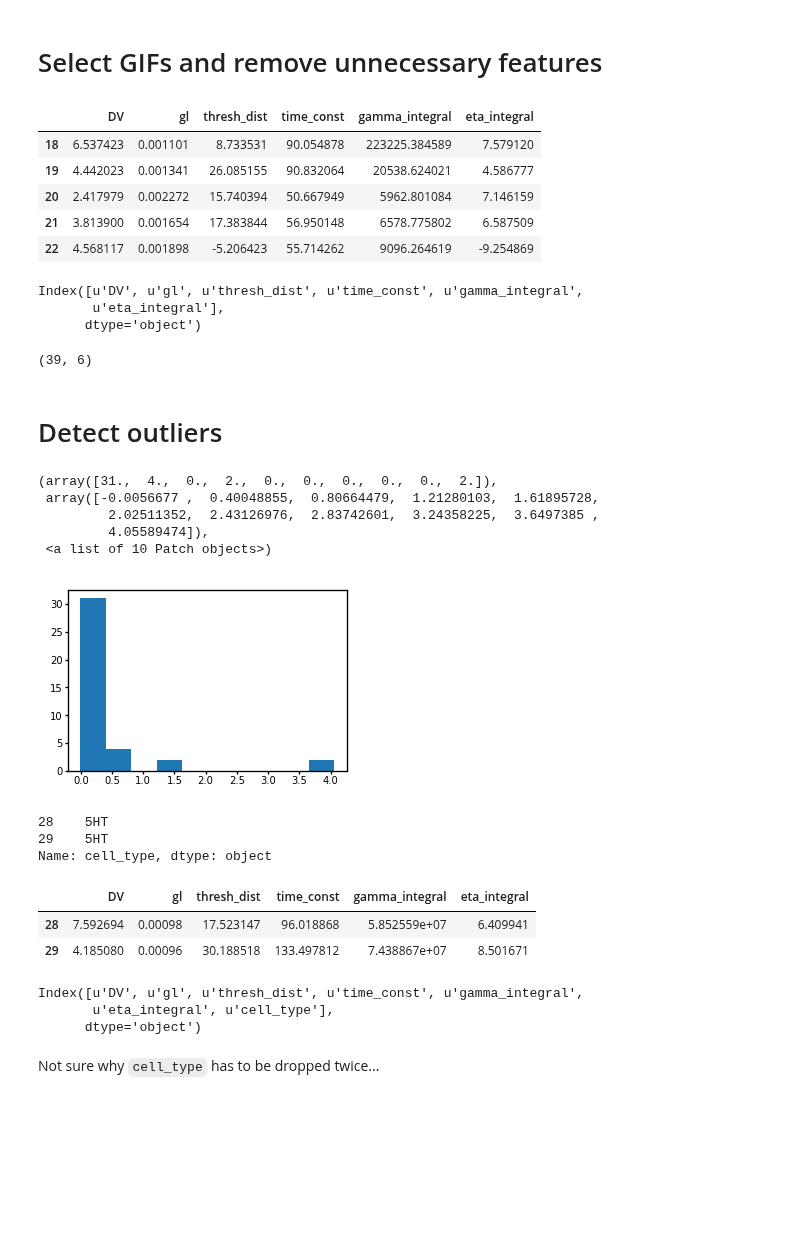
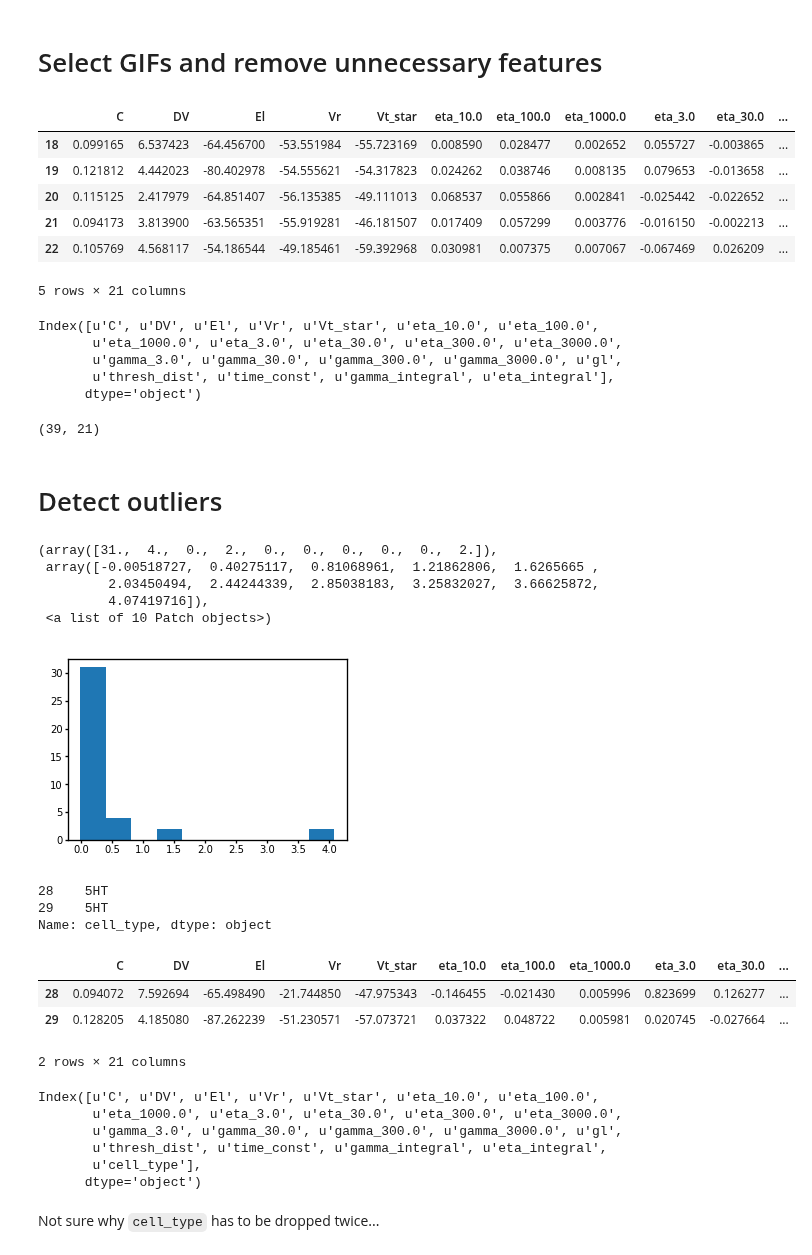
Before and after one commit to nauralcodinglab/raphegif, a Jupyter notebook: figs/scripts/writeup/single_neuron_model_parameter_comparison.ipynb, the cells around one changed output. Saved outputs shown, nothing was run; the diff lists cells and outputs as text; code cells hidden in the pictures; blank space fills up the shorter version.

```diff
--- a/figs/scripts/writeup/single_neuron_model_parameter_comparison.ipynb
+++ b/figs/scripts/writeup/single_neuron_model_parameter_comparison.ipynb
@@ -81,37 +80,37 @@ params['eta_integral'] = get_kernel_integral(params, 'eta')
 # %%
 params_cleaned = params.copy()
 params_cleaned.drop(columns=[
     'Tref', 'dt', 'E_K', 'gbar_K1', 'gbar_K2', 'h_A', 'h_Vhalf',
     'h_k', 'lambda0', 'm_A', 'm_Vhalf', 'm_k', 'n_A', 'n_Vhalf',
     'n_k', 'h_tau',
-    'C', 'El', 'Vt_star', 'Vr',
-    'eta_3.0', 'eta_10.0', 'eta_30.0', 'eta_100.0', 'eta_300.0', 'eta_1000.0', 'eta_3000.0',
-    'gamma_3.0', 'gamma_30.0', 'gamma_300.0', 'gamma_3000.0'
 ], inplace=True)
 params_cleaned = params_cleaned.loc[params_cleaned['type'] == 'GIF', :]
 params_cleaned.drop(columns=['name', 'type'], inplace=True)
 
 cell_types = params_cleaned['cell_type']
 params_cleaned.drop(columns=['cell_type'], inplace=True)
 
 params_cleaned.head()
 # %% [output]
-|  | DV | gl | thresh_dist | time_const | gamma_integral | eta_integral |
-| 18 | 6.537423 | 0.001101 | 8.733531 | 90.054878 | 223225.384589 | 7.579120 |
-| 19 | 4.442023 | 0.001341 | 26.085155 | 90.832064 | 20538.624021 | 4.586777 |
-| 20 | 2.417979 | 0.002272 | 15.740394 | 50.667949 | 5962.801084 | 7.146159 |
-| 21 | 3.813900 | 0.001654 | 17.383844 | 56.950148 | 6578.775802 | 6.587509 |
-| 22 | 4.568117 | 0.001898 | -5.206423 | 55.714262 | 9096.264619 | -9.254869 |
+|  | C | DV | El | Vr | Vt_star | eta_10.0 | eta_100.0 | eta_1000.0 | eta_3.0 | eta_30.0 | ... |
+| 18 | 0.099165 | 6.537423 | -64.456700 | -53.551984 | -55.723169 | 0.008590 | 0.028477 | 0.002652 | 0.055727 | -0.003865 | ... |
+| 19 | 0.121812 | 4.442023 | -80.402978 | -54.555621 | -54.317823 | 0.024262 | 0.038746 | 0.008135 | 0.079653 | -0.013658 | ... |
+| 20 | 0.115125 | 2.417979 | -64.851407 | -56.135385 | -49.111013 | 0.068537 | 0.055866 | 0.002841 | -0.025442 | -0.022652 | ... |
+| 21 | 0.094173 | 3.813900 | -63.565351 | -55.919281 | -46.181507 | 0.017409 | 0.057299 | 0.003776 | -0.016150 | -0.002213 | ... |
+| 22 | 0.105769 | 4.568117 | -54.186544 | -49.185461 | -59.392968 | 0.030981 | 0.007375 | 0.007067 | -0.067469 | 0.026209 | ... |
+5 rows × 21 columns
 # %%
 print(params_cleaned.columns)
 # %% [output]
-Index([u'DV', u'gl', u'thresh_dist', u'time_const', u'gamma_integral',
-       u'eta_integral'],
+Index([u'C', u'DV', u'El', u'Vr', u'Vt_star', u'eta_10.0', u'eta_100.0',
+       u'eta_1000.0', u'eta_3.0', u'eta_30.0', u'eta_300.0', u'eta_3000.0',
+       u'gamma_3.0', u'gamma_30.0', u'gamma_300.0', u'gamma_3000.0', u'gl',
+       u'thresh_dist', u'time_const', u'gamma_integral', u'eta_integral'],
       dtype='object')
 # %%
 print(params_cleaned.shape)
 # %% [output]
-(39, 6)
+(39, 21)
 # %% [markdown]
 # Detect outliers
 # %%
@@ -120,9 +119,9 @@ outlier_detector.fit(params_cleaned)
 plt.hist(np.log10(-outlier_detector.negative_outlier_factor_))
 # %% [output]
 (array([31.,  4.,  0.,  2.,  0.,  0.,  0.,  0.,  0.,  2.]),
- array([-0.0056677 ,  0.40048855,  0.80664479,  1.21280103,  1.61895728,
-         2.02511352,  2.43126976,  2.83742601,  3.24358225,  3.6497385 ,
-         4.05589474]),
+ array([-0.00518727,  0.40275117,  0.81068961,  1.21862806,  1.6265665 ,
+         2.03450494,  2.44244339,  2.85038183,  3.25832027,  3.66625872,
+         4.07419716]),
  <a list of 10 Patch objects>)
 [figure]
 # %%
@@ -136,9 +135,10 @@ Name: cell_type, dtype: object
 # %%
 params_cleaned.loc[np.log10(-outlier_detector.negative_outlier_factor_) > outlier_factor_threshold, :]
 # %% [output]
-|  | DV | gl | thresh_dist | time_const | gamma_integral | eta_integral |
-| 28 | 7.592694 | 0.00098 | 17.523147 | 96.018868 | 5.852559e+07 | 6.409941 |
-| 29 | 4.185080 | 0.00096 | 30.188518 | 133.497812 | 7.438867e+07 | 8.501671 |
+|  | C | DV | El | Vr | Vt_star | eta_10.0 | eta_100.0 | eta_1000.0 | eta_3.0 | eta_30.0 | ... |
+| 28 | 0.094072 | 7.592694 | -65.498490 | -21.744850 | -47.975343 | -0.146455 | -0.021430 | 0.005996 | 0.823699 | 0.126277 | ... |
+| 29 | 0.128205 | 4.185080 | -87.262239 | -51.230571 | -57.073721 | 0.037322 | 0.048722 | 0.005981 | 0.020745 | -0.027664 | ... |
+2 rows × 21 columns
 # %%
 params_cleaned.drop(
     index=cell_types[np.log10(-outlier_detector.negative_outlier_factor_) > 4.].index,
@@ -151,8 +151,11 @@ cell_types.drop(
 # %%
 params_cleaned.columns
 # %% [output]
-Index([u'DV', u'gl', u'thresh_dist', u'time_const', u'gamma_integral',
-       u'eta_integral', u'cell_type'],
+Index([u'C', u'DV', u'El', u'Vr', u'Vt_star', u'eta_10.0', u'eta_100.0',
+       u'eta_1000.0', u'eta_3.0', u'eta_30.0', u'eta_300.0', u'eta_3000.0',
+       u'gamma_3.0', u'gamma_30.0', u'gamma_300.0', u'gamma_3000.0', u'gl',
+       u'thresh_dist', u'time_const', u'gamma_integral', u'eta_integral',
+       u'cell_type'],
       dtype='object')
 # %%
 params_cleaned.drop(columns='cell_type', inplace=True)
```
Also changed, not shown: parts of 12 cells of this notebook.
